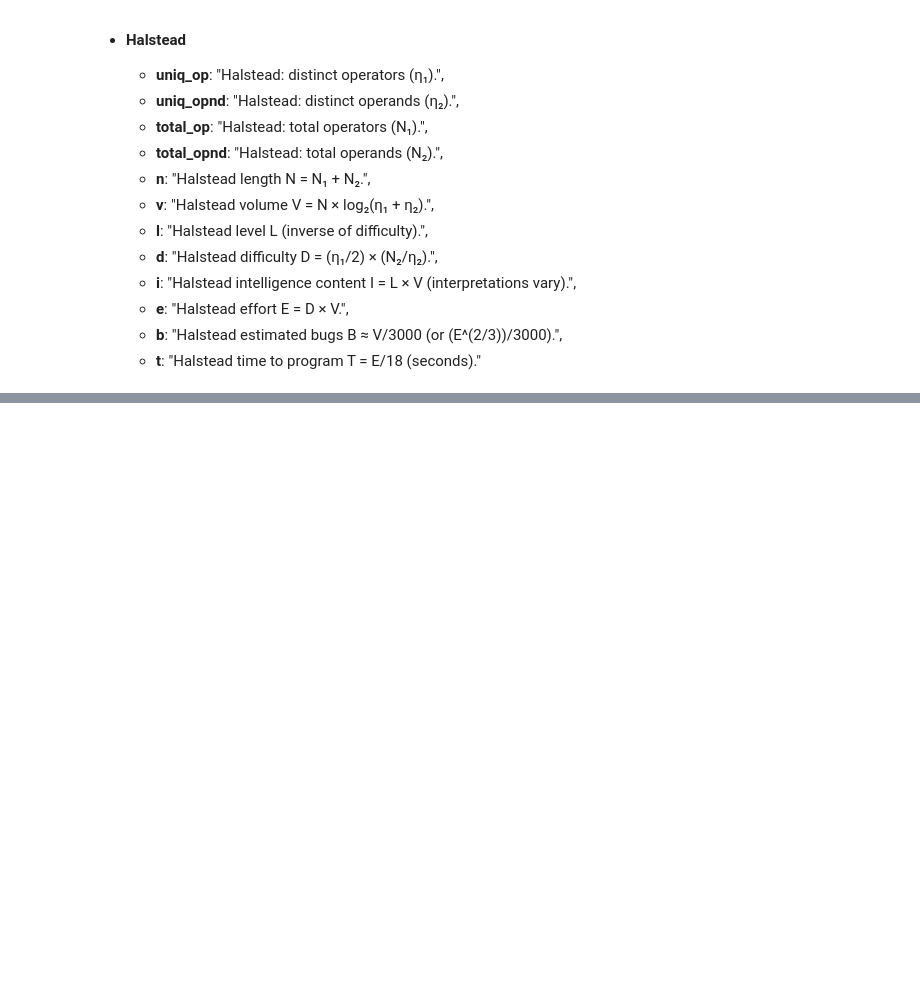
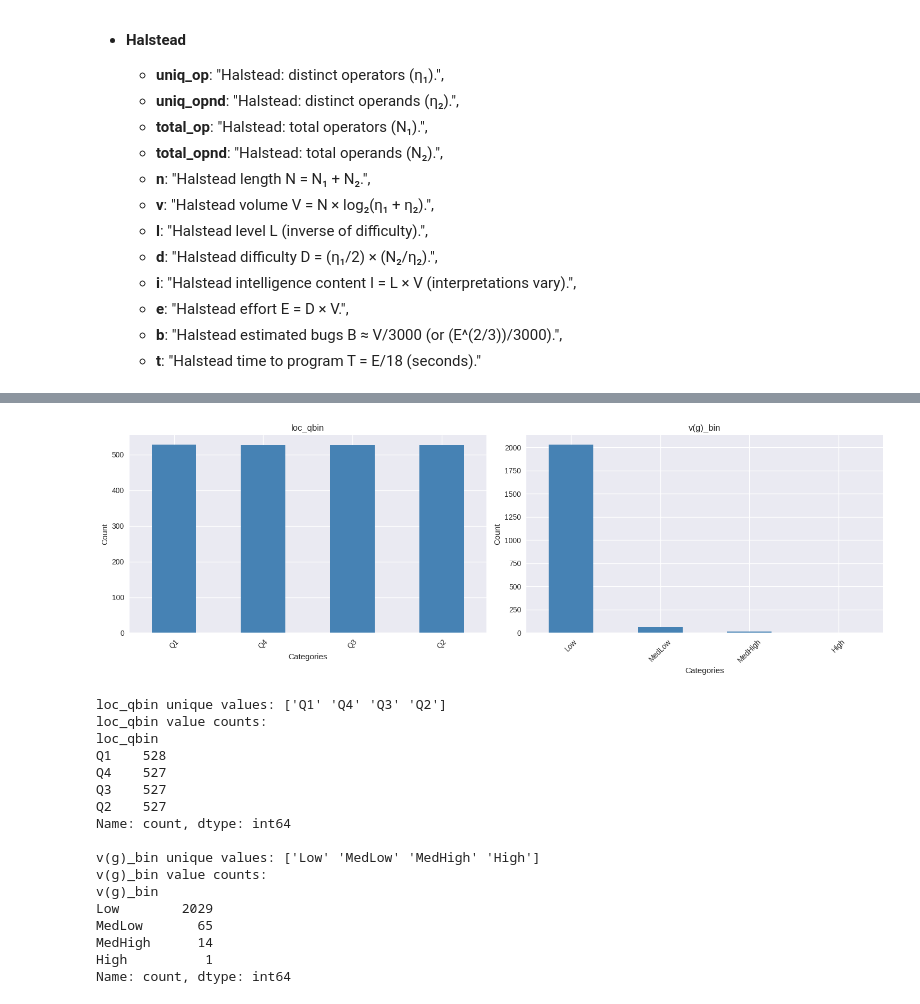
Before and after one commit to fpinell/mlsa, a Jupyter notebook: AA20252026/exercises/exercise_1_supervised_learning.ipynb, the cells around one changed output, grey strips where cells are left out. Drawn from its saved outputs; the diff is of its cells as text; code cells hidden in the pictures; blank space fills up the shorter version.

```diff
--- a/AA20252026/exercises/exercise_1_supervised_learning.ipynb
+++ b/AA20252026/exercises/exercise_1_supervised_learning.ipynb
@@ -67,0 +176,39 @@ dtype: int64
+# %%
+# Categorical features analysis
+if categorical_cols:
+    plt.figure(figsize=(15, 5))
+
+    for i, col in enumerate(categorical_cols):
+        plt.subplot(1, len(categorical_cols), i+1)
+        df[col].value_counts().plot(kind='bar', color='steelblue')
+        plt.title(f'{col}')
+        plt.xlabel('Categories')
+        plt.ylabel('Count')
+        plt.xticks(rotation=45)
+
+    plt.tight_layout()
+    plt.show()
+
+    # Show unique values for categorical columns
+    for col in categorical_cols:
+        print(f"\n{col} unique values: {df[col].unique()}")
+        print(f"{col} value counts:\n{df[col].value_counts()}")
+# %% [output]
+[figure, added]
+loc_qbin unique values: ['Q1' 'Q4' 'Q3' 'Q2']
+loc_qbin value counts:
+loc_qbin
+Q1    528
+Q4    527
+Q3    527
+Q2    527
+Name: count, dtype: int64
+
+v(g)_bin unique values: ['Low' 'MedLow' 'MedHigh' 'High']
+v(g)_bin value counts:
+v(g)_bin
+Low        2029
+MedLow       65
+MedHigh      14
+High          1
+Name: count, dtype: int64
```
Also changed, not shown: parts of 31 cells of this notebook.
